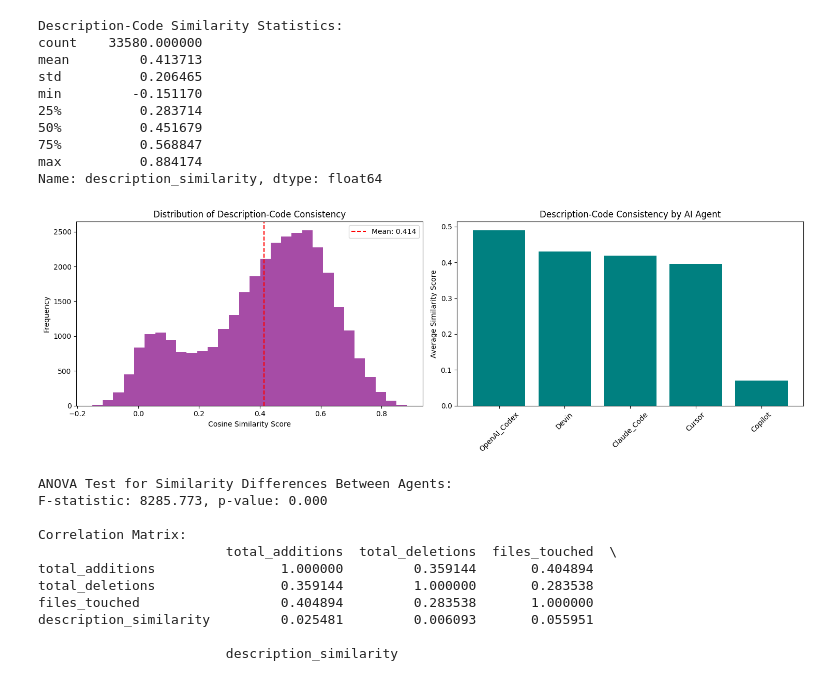
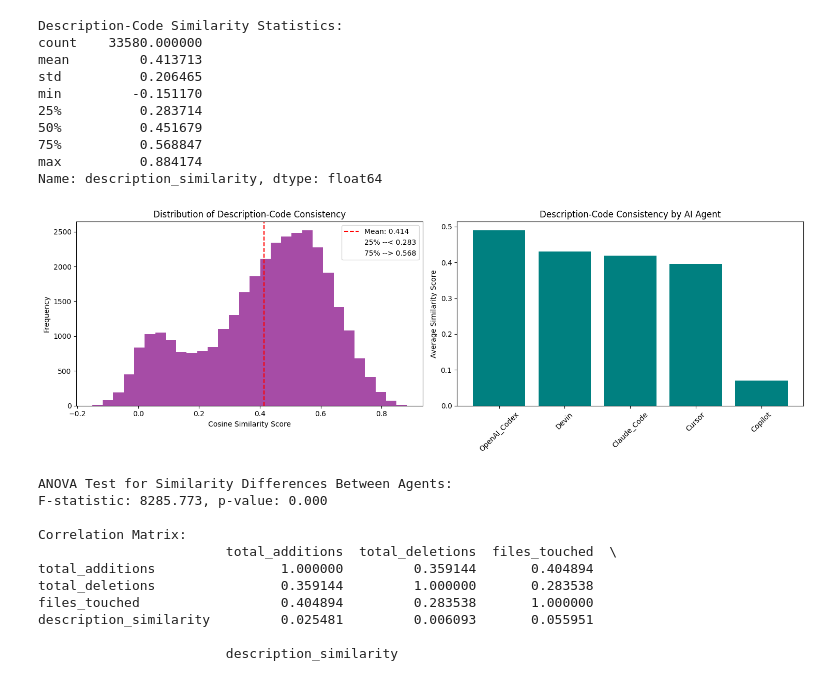
Before and after one commit to Riazul-Islam-Rifat/AIDev-2a-Git, a Jupyter notebook: Qualitative_Analysis.ipynb, the cells around one changed output. Cells and saved outputs as stored; diff of their text form; code cells hidden in the pictures.

```diff
--- a/Qualitative_Analysis.ipynb
+++ b/Qualitative_Analysis.ipynb
@@ -123,28 +110,33 @@ min         -0.151170
 max          0.884174
 Name: description_similarity, dtype: float64
 # %%
-# Visualization of similarity results
 fig, axes = plt.subplots(1, 2, figsize=(15, 5))
 
-# Similarity distribution
 axes[0].hist(similarity_df['description_similarity'], bins=30, alpha=0.7, color='purple')
+
 axes[0].axvline(similarity_df['description_similarity'].mean(), color='red', linestyle='--',
                 label=f'Mean: {similarity_df["description_similarity"].mean():.3f}')
+
+axes[0].axvline(similarity_df['description_similarity'].mean(), color='red', linestyle='',
+                label= '25% --< 0.283')
+
+axes[0].axvline(similarity_df['description_similarity'].mean(), color='red', linestyle='',
+                label= '75% --> 0.568')
+
 axes[0].set_xlabel('Cosine Similarity Score')
 axes[0].set_ylabel('Frequency')
 axes[0].set_title('Distribution of Description-Code Consistency')
 axes[0].legend()
 
-# Similarity by agent
 agent_similarity = similarity_df.groupby('agent')['description_similarity'].mean().sort_values(ascending=False)
 axes[1].bar(agent_similarity.index, agent_similarity.values, color='teal')
 axes[1].set_ylabel('Average Similarity Score')
 axes[1].set_title('Description-Code Consistency by AI Agent')
 axes[1].tick_params(axis='x', rotation=45)
 
 plt.tight_layout()
 plt.savefig('qualitative_analysis.png', dpi=300, bbox_inches='tight')
 plt.show()
 # %% [output]
-[figure, old version]
+[figure, new version]
 # %%
```
Also changed, not shown: parts of 13 cells of this notebook, 9 other files.
